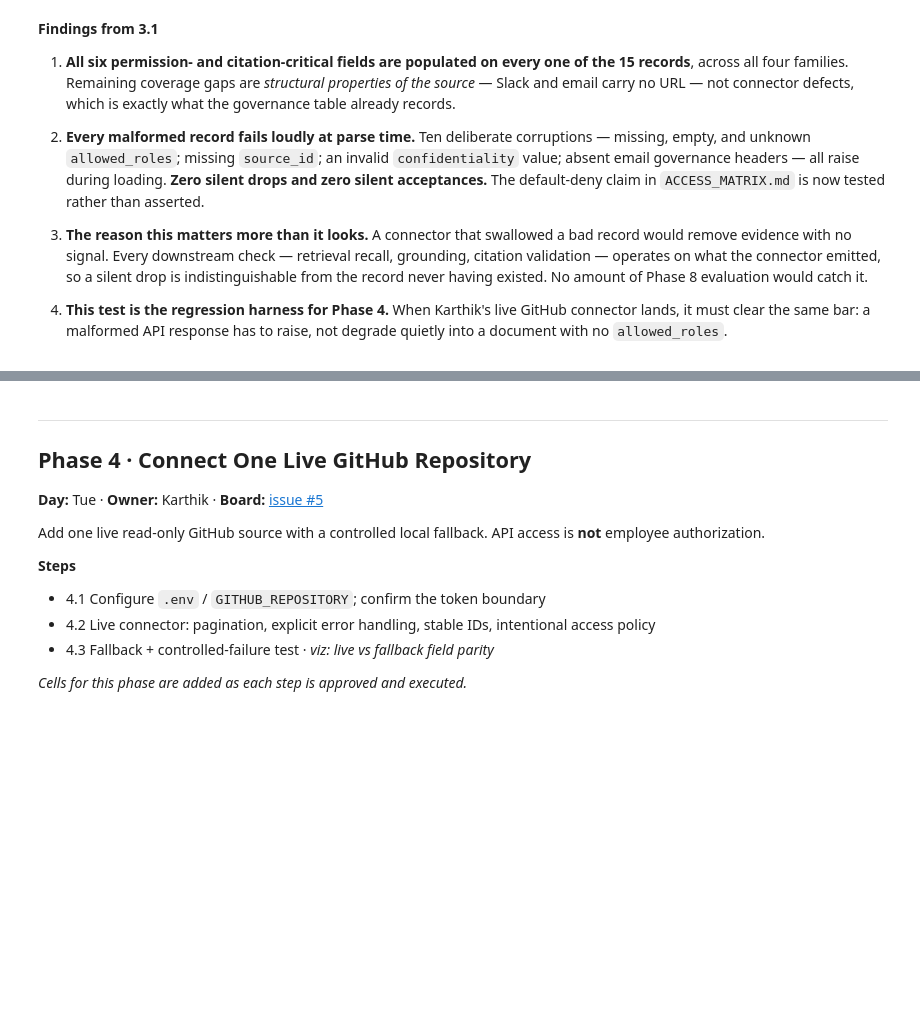
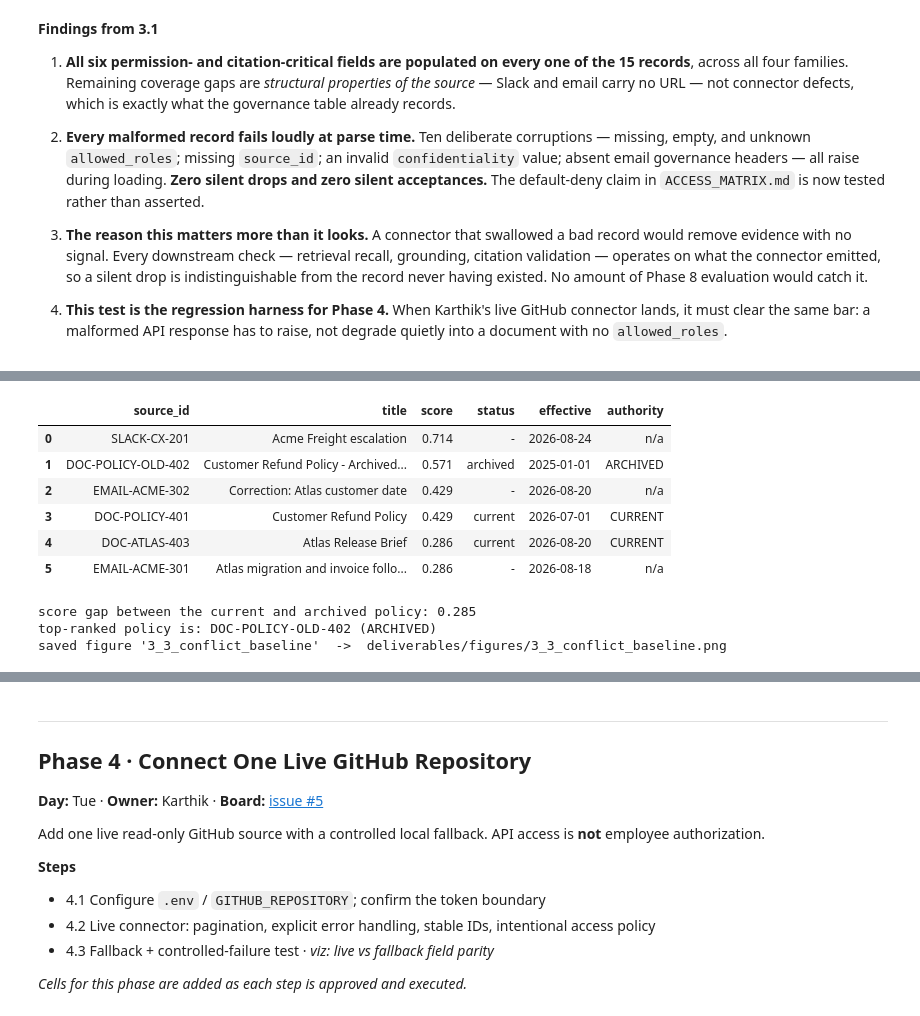
Before and after one commit to sulugambari/ai-agent-project, a Jupyter notebook: notebooks/northstar_build.ipynb, the cells around one changed output, grey strips where cells are left out. Cells and saved outputs as stored; diff of their text form; code cells hidden in the pictures; blank space fills up the shorter version.

```diff
--- a/notebooks/northstar_build.ipynb
+++ b/notebooks/northstar_build.ipynb
@@ -1503,0 +1782,68 @@ every malformed record fails LOUDLY at parse time - none is silently dropped or
+# %%
+# --- The conflicting-policy case in detail -------------------------------
+# WHAT: the exact scores and ordering the baseline produces for the refund
+#       question, annotated with each document's lifecycle status.
+# WHY:  this is the promised score-distribution figure, and the result is worse
+#       than "the two policies tie". The ARCHIVED policy actively OUTRANKS the
+#       current one - 0.571 vs 0.429 - because its own warning sentence, "Do not
+#       use this archived threshold for current decisions", supplies the query
+#       terms "threshold" and "current" that the current policy never uses.
+#       The disclaimer that exists to prevent misuse is what makes the stale
+#       document win. Token overlap has no concept of authority, so the baseline
+#       would answer EUR 2,500 - the exact harm PRODUCT_BRIEF.md describes.
+maya = EMPLOYEES["maya"]
+REFUND_Q = "What is the current approval threshold for a refund?"
+
+detail = pd.DataFrame([
+    {"source_id": r.document.source_id,
+     "title": r.document.title[:40],
+     "score": round(r.score, 3),
+     "status": str(r.document.metadata.get("status", "-")),
+     "effective": r.document.occurred_at.date().isoformat() if r.document.occurred_at else "-",
+     "authority": "CURRENT" if r.document.metadata.get("status") == "current"
+                  else ("ARCHIVED" if r.document.metadata.get("status") == "archived" else "n/a")}
+    for r in lexical_search(REFUND_Q, documents, maya, limit=6)
+])
+display(detail)
+
+policies = detail[detail.authority != "n/a"]
+if len(policies) >= 2:
+    gap = policies.score.max() - policies.score.min()
+    print(f"score gap between the current and archived policy: {gap:.3f}")
+    print(f"top-ranked policy is: {policies.iloc[0].source_id} ({policies.iloc[0].authority})")
+
+fig = (
+    alt.Chart(detail)
+    .mark_bar(cornerRadiusEnd=3)
+    .encode(
+        x=alt.X("score:Q", title="lexical score", scale=alt.Scale(domain=[0, 1])),
+        y=alt.Y("source_id:N", title=None, sort="-x"),
+        color=alt.Color("authority:N",
+                        scale=alt.Scale(domain=["CURRENT", "ARCHIVED", "n/a"],
+                                        range=[COLORS["allow"], COLORS["deny"], COLORS["neutral"]]),
+                        legend=alt.Legend(title=None, orient="bottom")),
+        tooltip=["source_id", "title", "score", "status", "effective"],
+    )
+    .properties(width=380, height=alt.Step(26),
+                title=alt.TitleParams(
+                    '"What is the current approval threshold for a refund?"',
+                    subtitle="The ARCHIVED policy outranks the current one: its own warning supplies the words 'threshold' and 'current'"))
+)
+save_chart(fig, "3_3_conflict_baseline",
+           caption="The archived EUR 2,500 policy OUTRANKS the current EUR 1,000 one, 0.571 to "
+                   "0.429, because its own disclaimer - 'Do not use this archived threshold for "
+                   "current decisions' - contains the query words 'threshold' and 'current' that "
+                   "the current policy never uses. The warning written to prevent misuse is what "
+                   "makes the stale document win. Lexical ranking has no signal for authority.")
+fig
+# %% [output]
+|  | source_id | title | score | status | effective | authority |
+| 0 | SLACK-CX-201 | Acme Freight escalation | 0.714 | - | 2026-08-24 | n/a |
+| 1 | DOC-POLICY-OLD-402 | Customer Refund Policy - Archived... | 0.571 | archived | 2025-01-01 | ARCHIVED |
+| 2 | EMAIL-ACME-302 | Correction: Atlas customer date | 0.429 | - | 2026-08-20 | n/a |
+| 3 | DOC-POLICY-401 | Customer Refund Policy | 0.429 | current | 2026-07-01 | CURRENT |
+| 4 | DOC-ATLAS-403 | Atlas Release Brief | 0.286 | current | 2026-08-20 | CURRENT |
+| 5 | EMAIL-ACME-301 | Atlas migration and invoice follo... | 0.286 | - | 2026-08-18 | n/a |
+score gap between the current and archived policy: 0.285
+top-ranked policy is: DOC-POLICY-OLD-402 (ARCHIVED)
+saved figure '3_3_conflict_baseline'  ->  deliverables/figures/3_3_conflict_baseline.png
```
Also changed, not shown: parts of 11 cells of this notebook, 6 other files.
